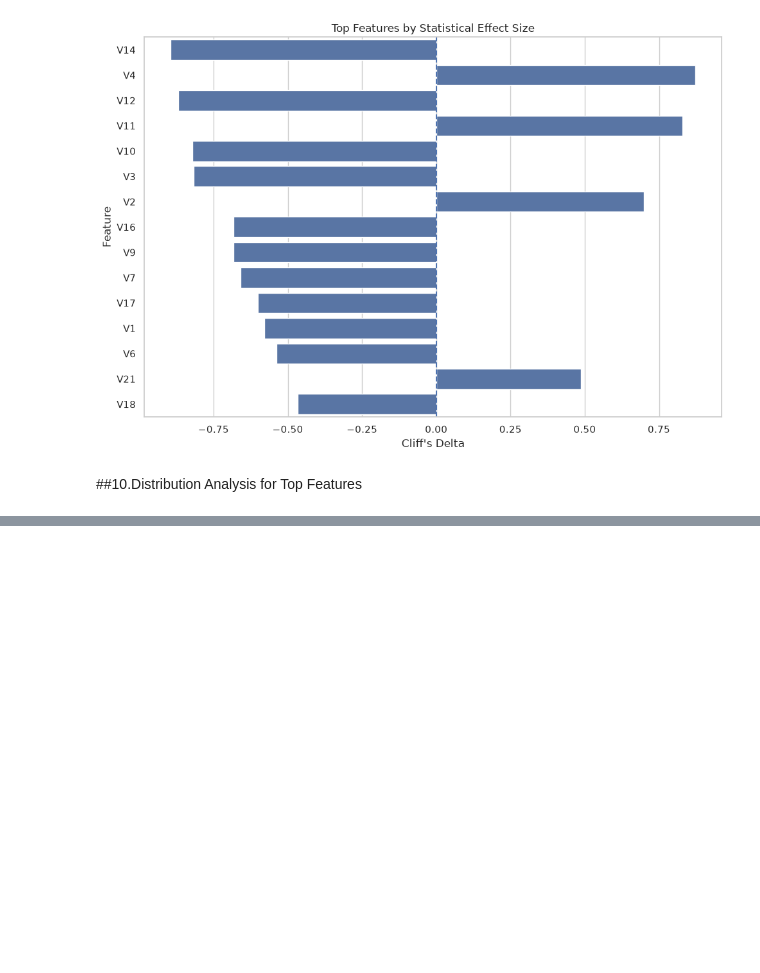
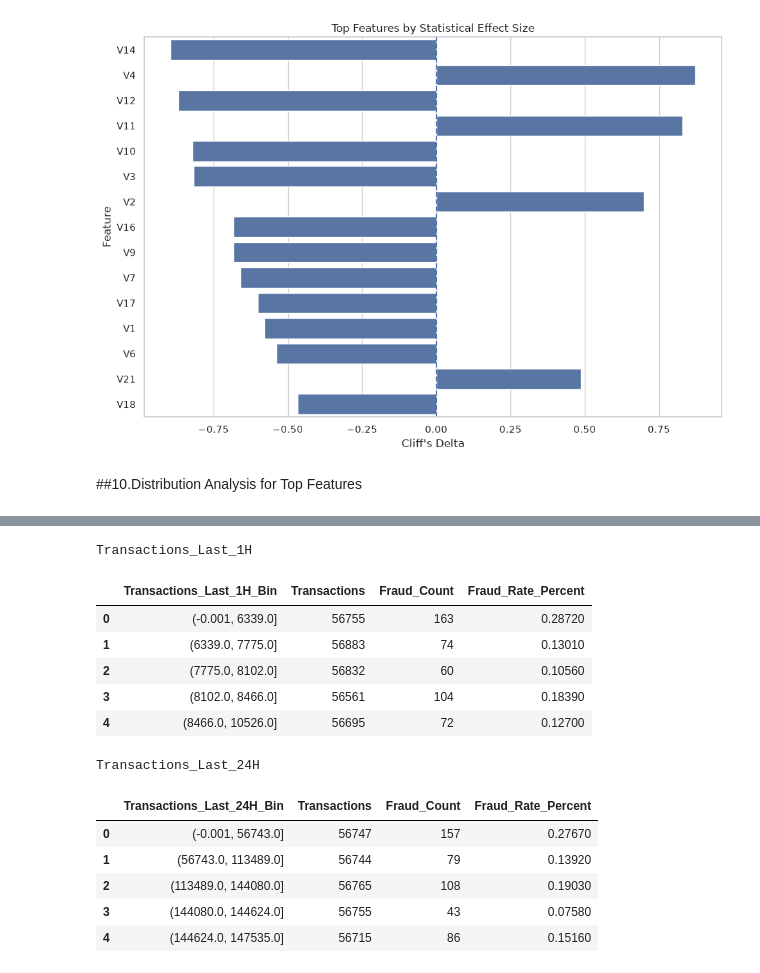
Before and after one commit to to-bits/BehaviorGuard-Customer-Behavioral-Profiling-for-Credit-Card-Fraud-Detection, a Jupyter notebook: BehaviorGuard — Customer Behavioral Profiling for Credit Card Fraud Detection/notebooks/03_statistical_analysis.ipynb, the cells around one changed output, grey strips where cells are left out. Saved outputs shown, nothing was run; the diff lists cells and outputs as text; code cells hidden in the pictures; blank space fills up the shorter version.

```diff
--- a/BehaviorGuard — Customer Behavioral Profiling for Credit Card Fraud Detection/notebooks/03_statistical_analysis.ipynb
+++ b/BehaviorGuard — Customer Behavioral Profiling for Credit Card Fraud Detection/notebooks/03_statistical_analysis.ipynb
@@ -1000,0 +1320,71 @@ plt.show()
+# %%
+
+# FREQUENCY VS FRAUD RATE
+
+for feature in frequency_features:
+
+    # Quantile bins
+    bin_column = (
+        f"{feature}_Bin"
+    )
+
+    df[bin_column] = pd.qcut(
+        df[feature],
+        q=5,
+        duplicates="drop"
+    )
+
+    frequency_analysis = (
+        df.groupby(
+            bin_column,
+            observed=True
+        )
+        .agg(
+            Transactions=(
+                "Class",
+                "count"
+            ),
+
+            Fraud_Count=(
+                "Class",
+                "sum"
+            )
+        )
+        .reset_index()
+    )
+
+    frequency_analysis[
+        "Fraud_Rate_Percent"
+    ] = (
+        frequency_analysis[
+            "Fraud_Count"
+        ]
+        /
+        frequency_analysis[
+            "Transactions"
+        ]
+        * 100
+    )
+
+    print(
+        f"\n{feature}"
+    )
+
+    display(
+        frequency_analysis.round(4)
+    )
+# %% [output]
+Transactions_Last_1H
+|  | Transactions_Last_1H_Bin | Transactions | Fraud_Count | Fraud_Rate_Percent |
+| 0 | (-0.001, 6339.0] | 56755 | 163 | 0.28720 |
+| 1 | (6339.0, 7775.0] | 56883 | 74 | 0.13010 |
+| 2 | (7775.0, 8102.0] | 56832 | 60 | 0.10560 |
+| 3 | (8102.0, 8466.0] | 56561 | 104 | 0.18390 |
+| 4 | (8466.0, 10526.0] | 56695 | 72 | 0.12700 |
+Transactions_Last_24H
+|  | Transactions_Last_24H_Bin | Transactions | Fraud_Count | Fraud_Rate_Percent |
+| 0 | (-0.001, 56743.0] | 56747 | 157 | 0.27670 |
+| 1 | (56743.0, 113489.0] | 56744 | 79 | 0.13920 |
+| 2 | (113489.0, 144080.0] | 56765 | 108 | 0.19030 |
+| 3 | (144080.0, 144624.0] | 56755 | 43 | 0.07580 |
+| 4 | (144624.0, 147535.0] | 56715 | 86 | 0.15160 |
```
Also changed, not shown: parts of 8 cells of this notebook, 7 other files.
